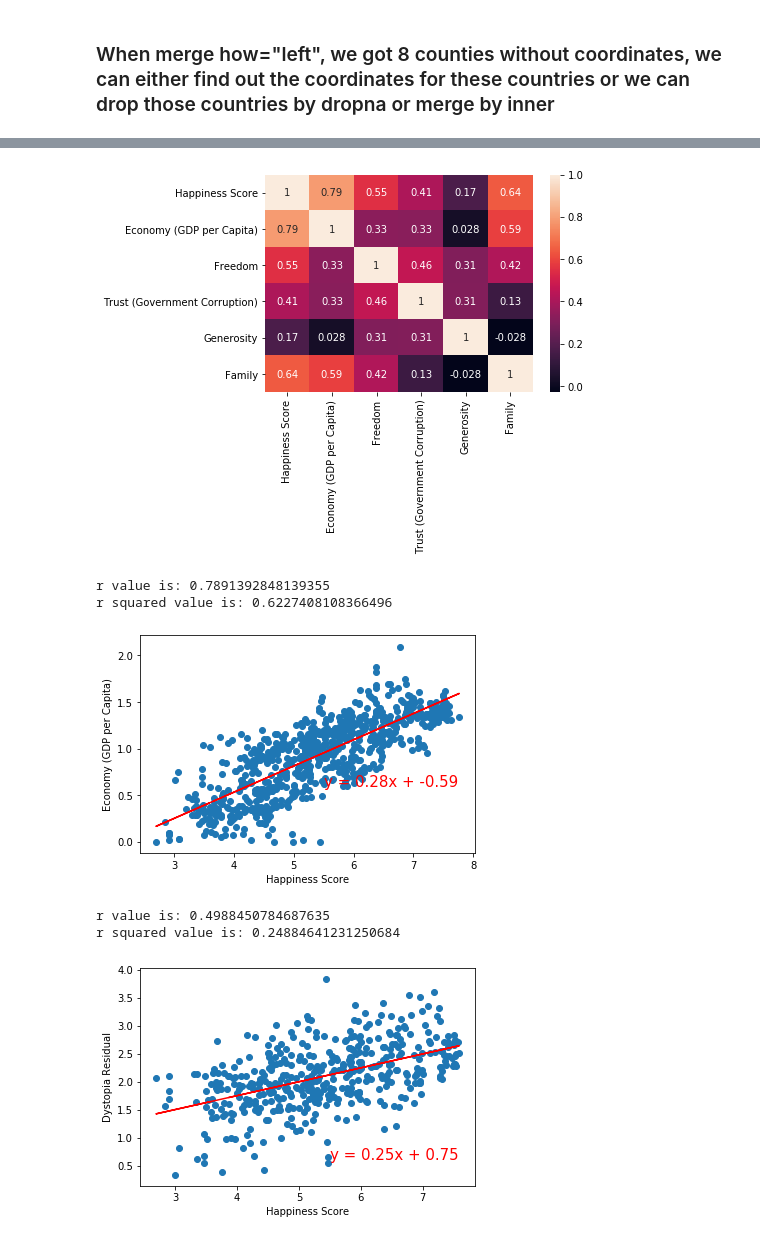
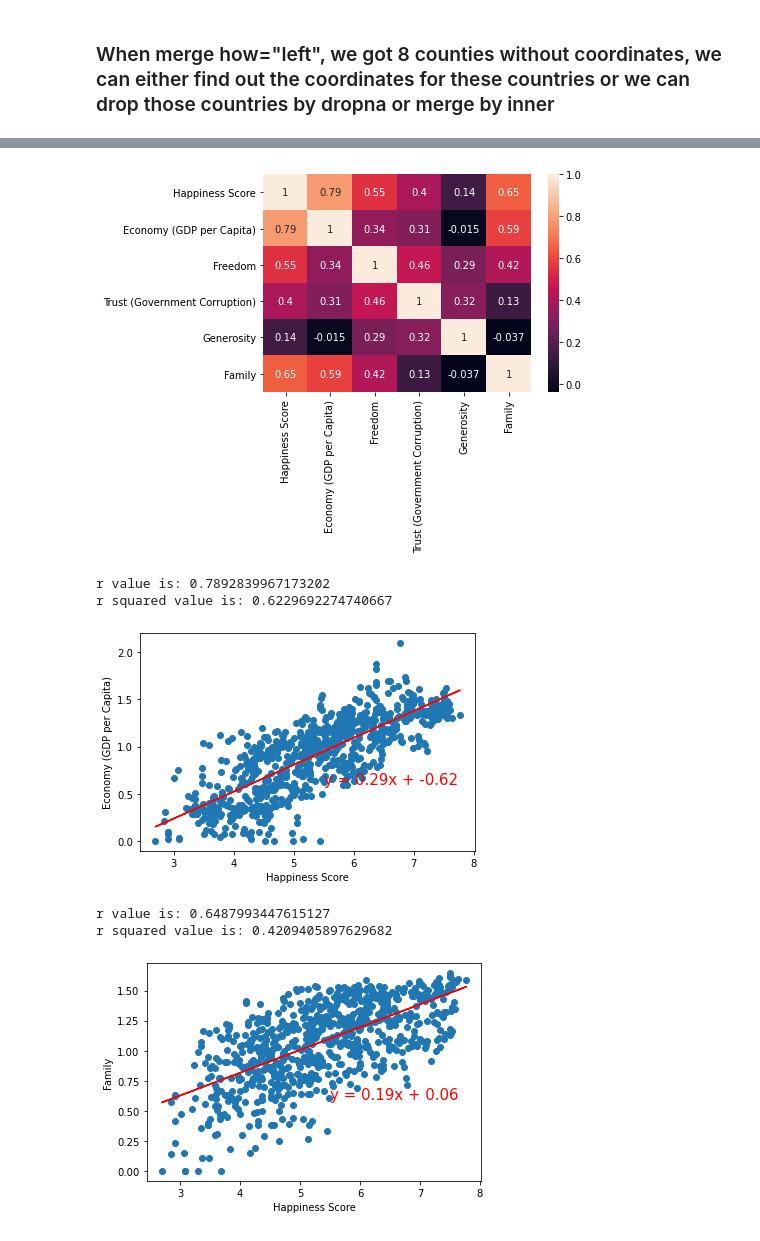
Before and after one commit to nguye453/ucsd_bootcamp_project1, a Jupyter notebook: steve_main.ipynb, the cells around one changed output, grey strips where cells are left out. Cells and saved outputs as stored; diff of their text form; code cells hidden in the pictures.

```diff
--- a/steve_main.ipynb
+++ b/steve_main.ipynb
@@ -14,7 +14,9 @@ gkey=key_dict["maps"]
 all_data = pd.read_csv("Resources/all_data.csv")
 
 # read in csv for lat/lng
-coordinates = pd.read_csv("Resources/coords.csv", encoding="Latin-1")
+coordinates = pd.read_csv("Resources/coords.csv", encoding="windows-1252")
+
+#Latin-1
 all_data.columns
 # %% [output]
 Index(['Year', 'Country', 'Region', 'Happiness Rank', 'Happiness Score',
@@ -331,9 +319,10 @@ something_else_df = pd.DataFrame(clean_data,columns=['Happiness Score','Economy
 
 corrMatrix = something_else_df.corr()
 sn.heatmap(corrMatrix, annot=True)
+
 plt.show()
 # %% [output]
-[figure, old version]
+[figure, new version]
 # %%
 
 x_values = clean_data["Happiness Score"]
@@ -350,25 +339,25 @@ print(f"r value is: {rvalue}")
 print(f"r squared value is: {rvalue**2}")
 plt.show()
 # %% [output]
-r value is: 0.7891392848139355
-r squared value is: 0.6227408108366496
+r value is: 0.7892839967173202
+r squared value is: 0.6229692274740667
-[figure, old version]
+[figure, new version]
 # %%
-clean_data=clean_data.dropna()
+# happiness vs family
 x_values = clean_data["Happiness Score"]
-y_values = clean_data["Dystopia Residual"]
+y_values = clean_data["Family"]
 (slope, intercept, rvalue, pvalue, stderr) = linregress(x_values, y_values)
 regress_values = x_values * slope + intercept
 line_eq = "y = " + str(round(slope,2)) + "x + " + str(round(intercept,2))
 plt.scatter(x_values,y_values)
 plt.plot(x_values,regress_values,"r-")
 plt.annotate(line_eq,(5.5,0.6),fontsize=15,color="red")
 plt.xlabel('Happiness Score')
-plt.ylabel('Dystopia Residual')
+plt.ylabel('Family')
 print(f"r value is: {rvalue}")
 print(f"r squared value is: {rvalue**2}")
 plt.show()
 # %% [output]
-r value is: 0.4988450784687635
-r squared value is: 0.24884641231250684
+r value is: 0.6487993447615127
+r squared value is: 0.4209405897629682
-[figure, old version]
+[figure, new version]
```
Also changed, not shown: parts of 21 cells of this notebook.
